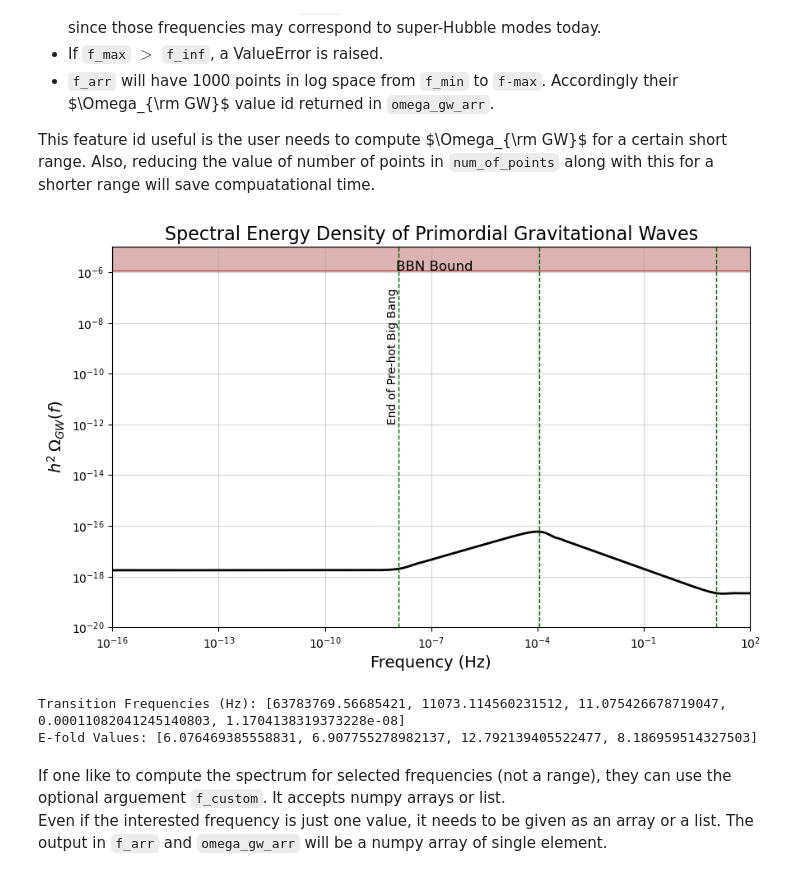
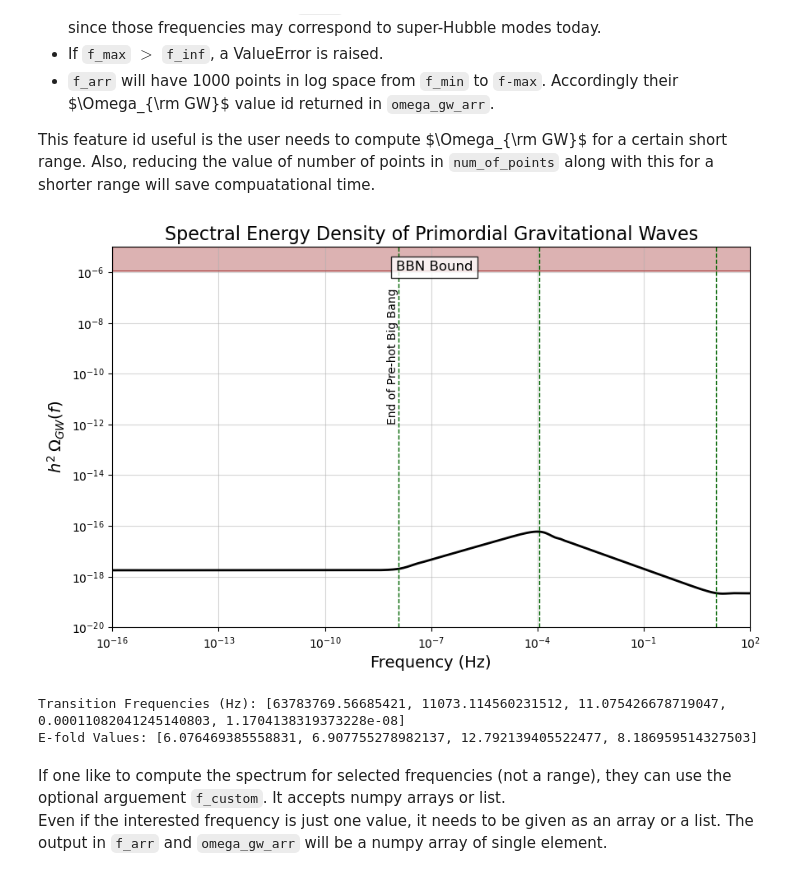
Before and after one commit to athul104/GWInSpect, a Jupyter notebook: examples/tutorial_gwinspect.ipynb, the cells around one changed output. Saved outputs shown, nothing was run; the diff lists cells and outputs as text; code cells hidden in the pictures.

````diff
--- a/examples/tutorial_gwinspect.ipynb
+++ b/examples/tutorial_gwinspect.ipynb
@@ -127,39 +208,67 @@ If one needs to compute $\Omega_{\rm GW}$ for a desired range $<= f_{\rm inf}$,
 
 This feature id useful is the user needs to compute $\Omega_{\rm GW}$ for a certain short range. Also, reducing the value of number of points in ```num_of_points``` along with this for a shorter range will save compuatational time.
 # %%
-eos_list = [0.9, 1/3, 0.2, 0.5] # equation of state parameters
-E_rstar = 1 # in GeV units, temperature at the end of pre-hot Big Bang phase
-energy_list = [1e4, 1e9, 1e12] # in GeV units, end energy at the transition of epochs during pre-hot Big Bang phase
+# Equation of state parameters
+w1, w2, w3, w4 = 0.9, 1/3, 0.2, 0.5
+eos_list = [w1, w2, w3, w4]
+
+# Energy scale at the beginning of hot Big Bang phase
+E_rstar = 1 # in GeV unit
+
+# Transition energy scales between epochs during pre-hot Big Bang phase
+E3, E2, E1 = 1e4, 1e9, 1e12
+energy_list = [E3, E2, E1] # in GeV unit
+
+# Tensor-to-scalar ratio
 r = 1e-3
-f_min = 1e-16 # in Hz units, minimum frequency to compute Omega_gw
-f_max = 1e2 # in Hz units, maximum frequency to compute Omega_gw
 
+# Frequency range for computing Omega_gw
+# In this case, we explicitly set f_min and f_max, so that the output frequency array f_arr lies within this range.
+# This range should be within the default range of frequencies computed by the function, i.e., 2e-20 Hz < f_min < f_max < f_inf
+
+f_min = 1e-16 # in Hz unit, minimum frequency limit to compute Omega_gw
+f_max = 1e2 # in Hz unit, maximum frequency to limit to compute Omega_gw
+
+# Compute the spectral energy density of primordial gravitational waves
+# f_arr             : array of frequencies (in Hz), from specified range f_min to f_max
+# omega_gw_arr      : corresponding array of spectral energy density values h^2 Omega_gw(f)
+# freq_boundaries   : list of transition frequencies (in Hz) corresponding to the transition energy scales in energy_list
+#                     including the frequencies corresponding to E_inf (or 'r') and E_rstar (or T_rstar).
+#                     [f_0 = f_inf, f_1, f_2, ..., f_{n-1}, f_n = f_rstar] in Hz unit
+# efold_list        : list of e-fold values corresponding to each epoch during the pre-hot Big Bang phase.
+#                     [N_1, N_2, ..., N_n] where N_i is the e-fold value during the i-th epoch.
 f_arr, omega_gw_arr, freq_boundaries, efold_list = compute_omega_gw(eos_list=eos_list, E_rstar=E_rstar,
-                                                                       energy_list=energy_list, r=r, show_efolds=True, show_freqs=True, f_min=f_min, f_max=f_max)
+                                                                       energy_list=energy_list, r=r, show_efolds=True,show_freqs=True,
+                                                                       f_min=f_min, f_max=f_max) # <------ Note: f_arr will now be within f_min and f_max specified above
+
+#----------------------------------------------------------------------
 
 bbn_bound = 1.13e-6 # BBN bound on Omega_gw h^2
 
+
+# Plot the spectral energy density with transition frequencies marked
 plt.figure(figsize=(10,6))
 plt.loglog(f_arr, omega_gw_arr, lw=2, color = 'black')
+
+# Mark transition frequencies
 for fb in freq_boundaries:
     plt.axvline(x=fb, color='darkgreen', linestyle='--', lw=1)
+
 plt.xlabel('Frequency (Hz)', fontsize=14)
 plt.ylabel(r'$h^2 \, \Omega_{GW}(f)$', fontsize=14)
 plt.title('Spectral Energy Density of Primordial Gravitational Waves', fontsize=16)
 plt.grid(True, alpha=0.5)
-
-plt.xlim(f_arr[0], f_arr[-1])
-
+plt.xlim(f_arr[0], f_arr[-1]) #<------- Note: f_arr[0] and f_arr[-1] will now be within f_min and f_max specified above
 plt.ylim(1e-20, 1e-5)
 plt.axhline(y=bbn_bound, color='darkred', linestyle='-', lw=0.5)
-plt.text(1e-8, bbn_bound, 'BBN Bound', color='k', fontsize=12)
+plt.text(1e-8, bbn_bound, 'BBN Bound', color='k', fontsize=12, bbox=dict(facecolor='white', alpha=0.8))
 plt.text(freq_boundaries[-1], 1e-12, "End of Pre-hot Big Bang", rotation=90, color='black', fontsize=10, va='bottom', ha='right')
 plt.fill_between(f_arr, bbn_bound, 1e-5, color='darkred', alpha=0.3)
 plt.show()
 print("Transition Frequencies (Hz):", freq_boundaries)
 print("E-fold Values:", efold_list)
 # %% [output]
-[figure, old version]
+[figure, new version]
 Transition Frequencies (Hz): [63783769.56685421, 11073.114560231512, 11.075426678719047, 0.00011082041245140803, 1.1704138319373228e-08]
 E-fold Values: [6.076469385558831, 6.907755278982137, 12.792139405522477, 8.186959514327503]
 # %% [markdown]
````
Also changed, not shown: parts of 16 cells of this notebook, 1 other file.
